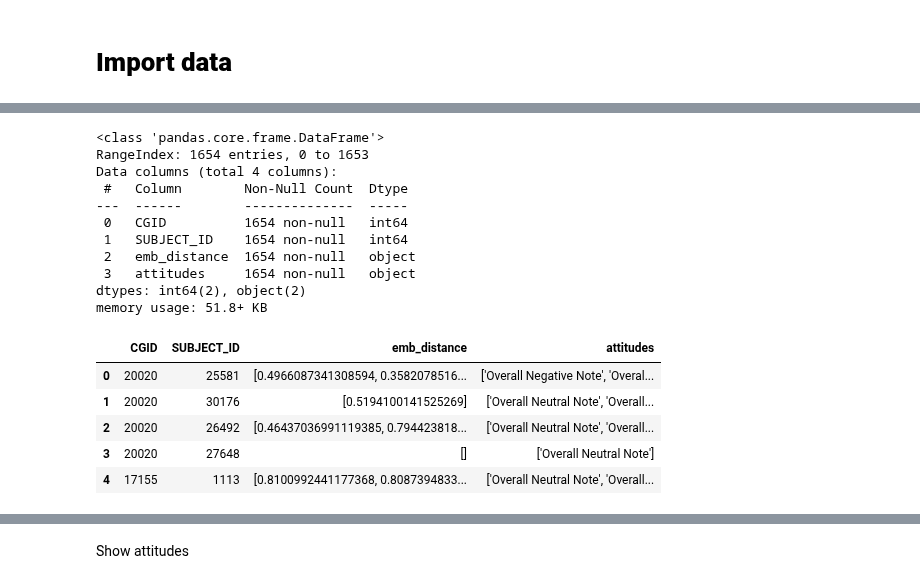
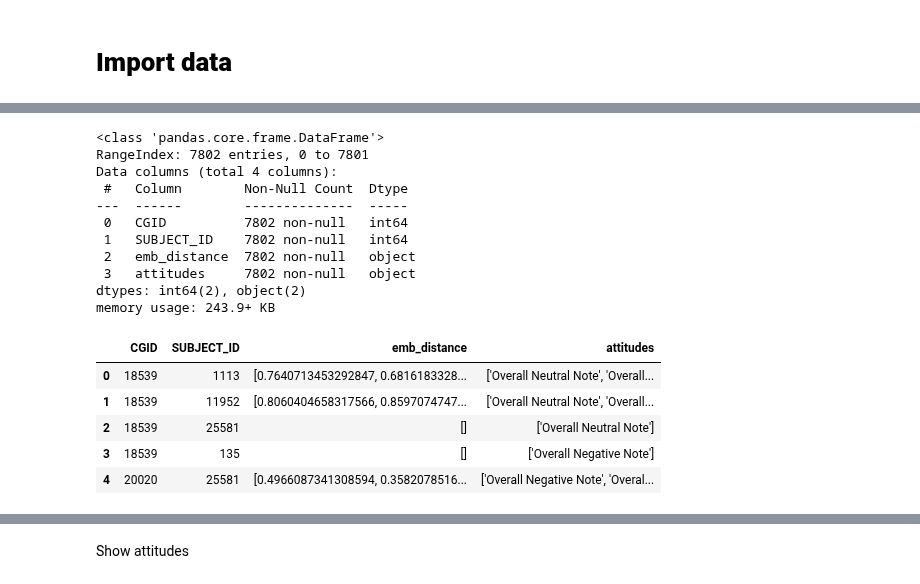
Before and after one commit to tanoManzo/mimic_trajectories, a Jupyter notebook: MIMIC_TRAJECTORY_embeddings_03_graph_df.ipynb, the cells around one changed output, grey strips where cells are left out. Cells and saved outputs as stored; diff of their text form; code cells hidden in the pictures.

```diff
--- a/MIMIC_TRAJECTORY_embeddings_03_graph_df.ipynb
+++ b/MIMIC_TRAJECTORY_embeddings_03_graph_df.ipynb
@@ -14,26 +14,26 @@ Mounted at /content/drive
 # %%
-notes_name = "NOTES_NURSING_TRAJECTORIES_multipleCG.csv"
+notes_name = "NOTES_NURSING_TRAJECTORIES_sixtyCGs.csv"
 df_notes = pd.read_csv(file_path+notes_name)
 df_notes.info()
 df_notes.head(5)
 # %% [output]
 <class 'pandas.core.frame.DataFrame'>
-RangeIndex: 1654 entries, 0 to 1653
+RangeIndex: 7802 entries, 0 to 7801
 Data columns (total 4 columns):
  #   Column        Non-Null Count  Dtype
 ---  ------        --------------  -----
- 0   CGID          1654 non-null   int64
- 1   SUBJECT_ID    1654 non-null   int64
- 2   emb_distance  1654 non-null   object
- 3   attitudes     1654 non-null   object
+ 0   CGID          7802 non-null   int64
+ 1   SUBJECT_ID    7802 non-null   int64
+ 2   emb_distance  7802 non-null   object
+ 3   attitudes     7802 non-null   object
 dtypes: int64(2), object(2)
-memory usage: 51.8+ KB
+memory usage: 243.9+ KB
 |  | CGID | SUBJECT_ID | emb_distance | attitudes |
-| 0 | 20020 | 25581 | [0.4966087341308594, 0.3582078516... | ['Overall Negative Note', 'Overal... |
-| 1 | 20020 | 30176 | [0.5194100141525269] | ['Overall Neutral Note', 'Overall... |
-| 2 | 20020 | 26492 | [0.46437036991119385, 0.794423818... | ['Overall Neutral Note', 'Overall... |
-| 3 | 20020 | 27648 | [] | ['Overall Neutral Note'] |
-| 4 | 17155 | 1113 | [0.8100992441177368, 0.8087394833... | ['Overall Neutral Note', 'Overall... |
+| 0 | 18539 | 1113 | [0.7640713453292847, 0.6816183328... | ['Overall Neutral Note', 'Overall... |
+| 1 | 18539 | 11952 | [0.8060404658317566, 0.8597074747... | ['Overall Neutral Note', 'Overall... |
+| 2 | 18539 | 25581 | [] | ['Overall Neutral Note'] |
+| 3 | 18539 | 135 | [] | ['Overall Negative Note'] |
+| 4 | 20020 | 25581 | [0.4966087341308594, 0.3582078516... | ['Overall Negative Note', 'Overal... |
 # %%
 patient_features = "ADMISSIONS.csv"
 df_patient_features = pd.read_csv(file_path+patient_features)
```
Also changed, not shown: parts of 5 cells of this notebook.
